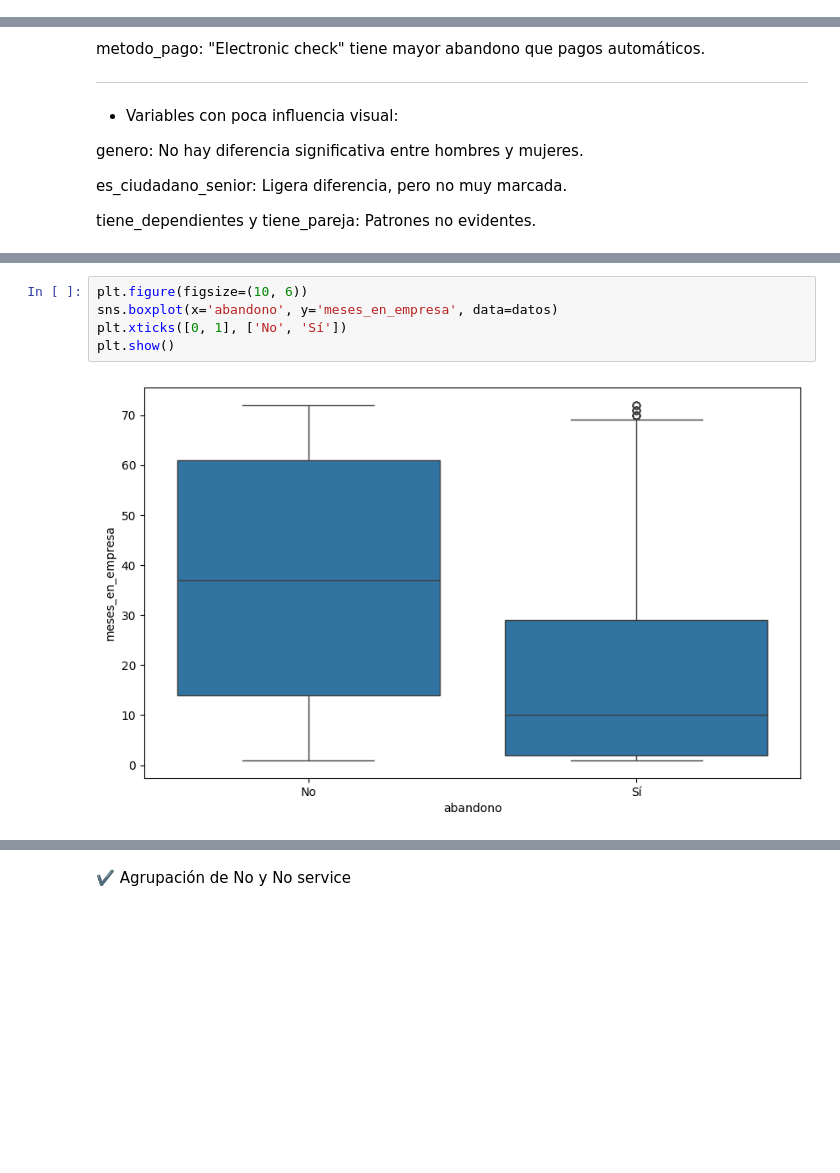
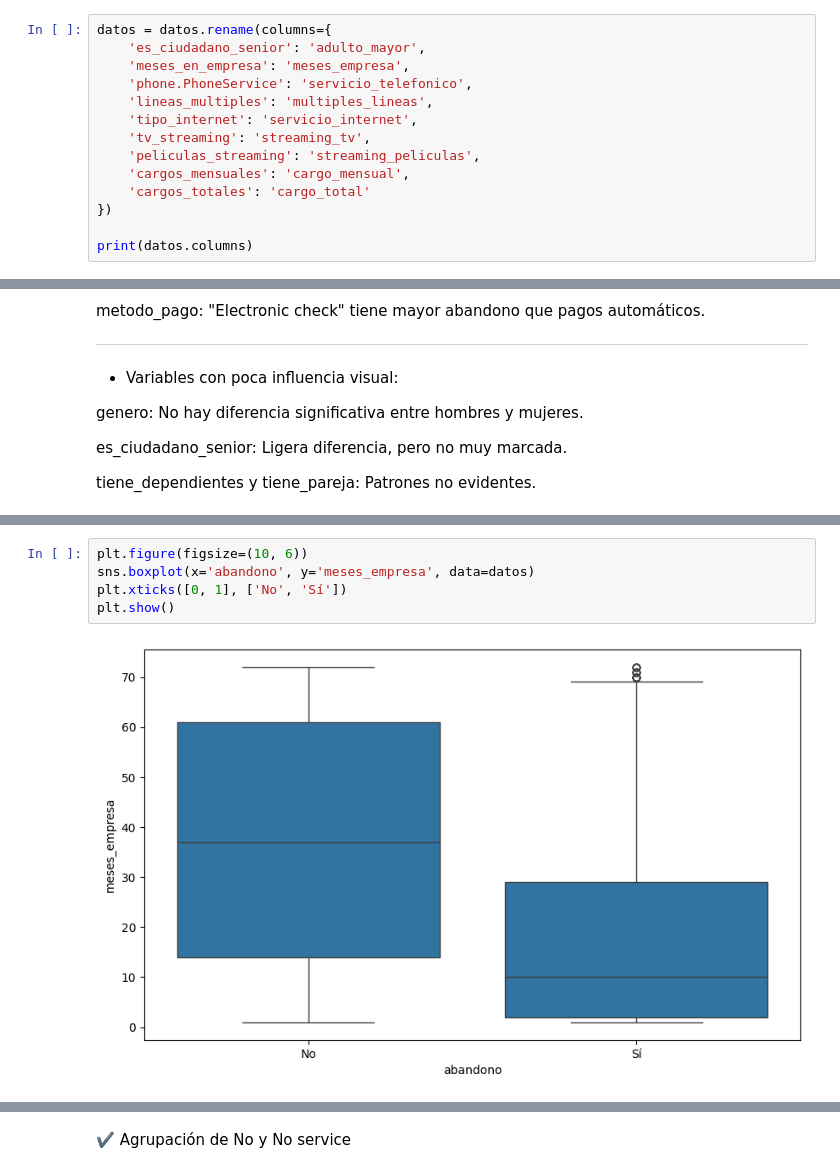
Before and after one commit to Nataliahfk/TELECOM-X---PARTE-2, a Jupyter notebook: TelecomX_SegundaParte_Natalia.ipynb, the cells around one changed output, grey strips where cells are left out. Drawn from its saved outputs; the diff is of its cells as text; blank space fills up the shorter version.

```diff
--- a/TelecomX_SegundaParte_Natalia.ipynb
+++ b/TelecomX_SegundaParte_Natalia.ipynb
@@ -50,3 +50,17 @@ Index(['id_cliente', 'abandono', 'genero', 'es_ciudadano_senior',
       dtype='object')
 # %% [markdown]
 # 🛠️ Tratamiento de los Datos
+# %%
+datos = datos.rename(columns={
+    'es_ciudadano_senior': 'adulto_mayor',
+    'meses_en_empresa': 'meses_empresa',
+    'phone.PhoneService': 'servicio_telefonico',
+    'lineas_multiples': 'multiples_lineas',
+    'tipo_internet': 'servicio_internet',
+    'tv_streaming': 'streaming_tv',
+    'peliculas_streaming': 'streaming_peliculas',
+    'cargos_mensuales': 'cargo_mensual',
+    'cargos_totales': 'cargo_total'
+})
+
+print(datos.columns)
@@ -236,10 +252,10 @@ Estadísticas Variables cuantitativas:
 | max | 1.000000 | 1.0000 | 1.000000 | 1.000000 | 72.000000 | 1.000000 | ... |
 # %%
 plt.figure(figsize=(10, 6))
-sns.boxplot(x='abandono', y='meses_en_empresa', data=datos)
+sns.boxplot(x='abandono', y='meses_empresa', data=datos)
 plt.xticks([0, 1], ['No', 'Sí'])
 plt.show()
 # %% [output]
-[figure, old version]
+[figure, new version]
 # %%
 plt.figure(figsize=(10, 6))
```
Also changed, not shown: parts of 46 cells of this notebook.
